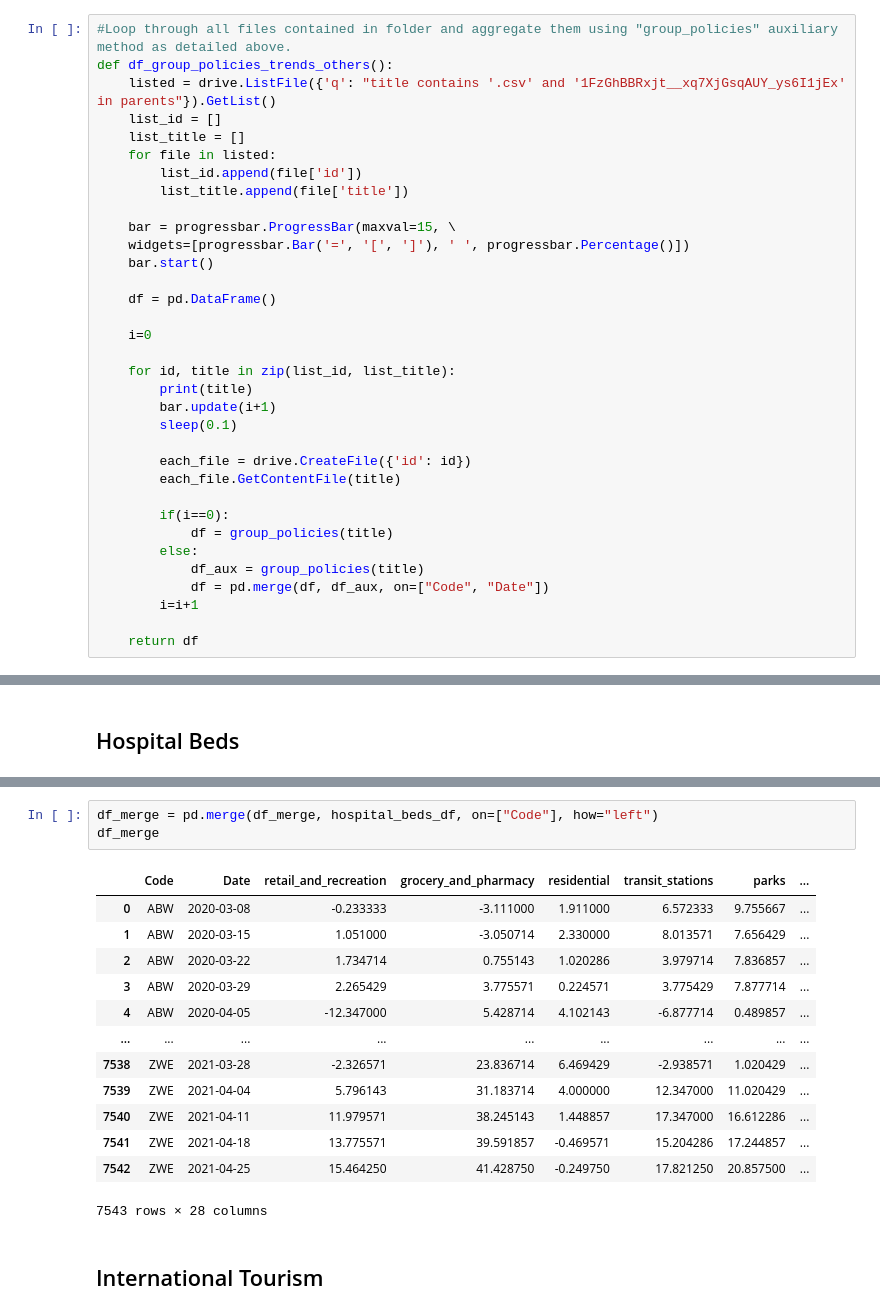
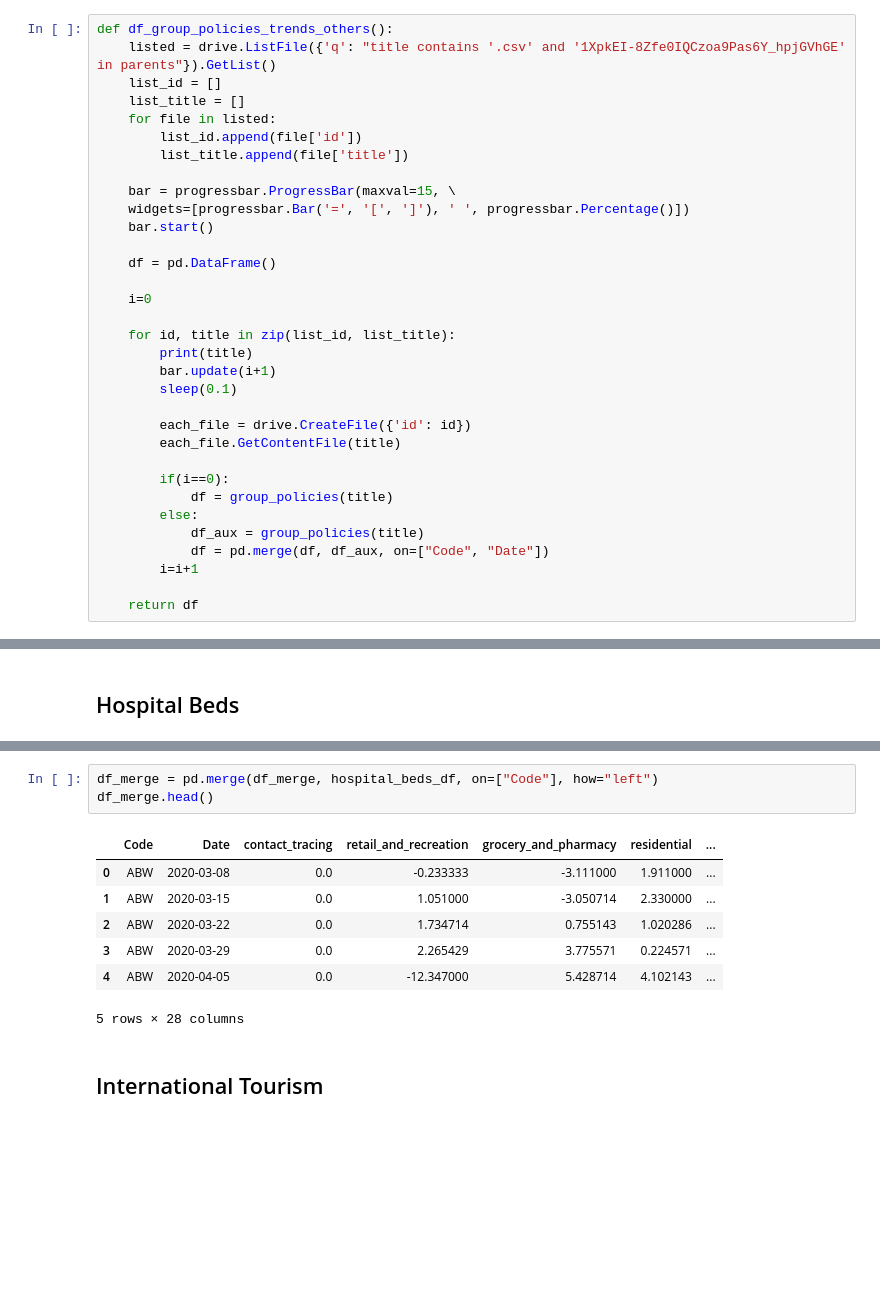
Before and after one commit to lucasbotellaroca/Covid-19_Reproduction_Rate_Estimator, a Jupyter notebook: data_cleaning.ipynb, the cells around one changed output, grey strips where cells are left out. Saved outputs shown, nothing was run; the diff lists cells and outputs as text; blank space fills up the shorter version.

```diff
--- a/data_cleaning.ipynb
+++ b/data_cleaning.ipynb
@@ -98,7 +100,6 @@ def group_policies(filename):
 # %%
-#Loop through all files contained in folder and aggregate them using "group_policies" auxiliary method as detailed above.
 def df_group_policies_trends_others():
-    listed = drive.ListFile({'q': "title contains '.csv' and '1FzGhBBRxjt__xq7XjGsqAUY_ys6I1jEx' in parents"}).GetList()
+    listed = drive.ListFile({'q': "title contains '.csv' and '1XpkEI-8Zfe0IQCzoa9Pas6Y_hpjGVhGE' in parents"}).GetList()
     list_id = []
     list_title = []
     for file in listed:
@@ -370,20 +275,14 @@ hospital_beds_df
 # %%
 df_merge = pd.merge(df_merge, hospital_beds_df, on=["Code"], how="left")
-df_merge
+df_merge.head()
 # %% [output]
-|  | Code | Date | retail_and_recreation | grocery_and_pharmacy | residential | transit_stations | parks | ... |
-| 0 | ABW | 2020-03-08 | -0.233333 | -3.111000 | 1.911000 | 6.572333 | 9.755667 | ... |
-| 1 | ABW | 2020-03-15 | 1.051000 | -3.050714 | 2.330000 | 8.013571 | 7.656429 | ... |
-| 2 | ABW | 2020-03-22 | 1.734714 | 0.755143 | 1.020286 | 3.979714 | 7.836857 | ... |
-| 3 | ABW | 2020-03-29 | 2.265429 | 3.775571 | 0.224571 | 3.775429 | 7.877714 | ... |
-| 4 | ABW | 2020-04-05 | -12.347000 | 5.428714 | 4.102143 | -6.877714 | 0.489857 | ... |
-| ... | ... | ... | ... | ... | ... | ... | ... | ... |
-| 7538 | ZWE | 2021-03-28 | -2.326571 | 23.836714 | 6.469429 | -2.938571 | 1.020429 | ... |
-| 7539 | ZWE | 2021-04-04 | 5.796143 | 31.183714 | 4.000000 | 12.347000 | 11.020429 | ... |
-| 7540 | ZWE | 2021-04-11 | 11.979571 | 38.245143 | 1.448857 | 17.347000 | 16.612286 | ... |
-| 7541 | ZWE | 2021-04-18 | 13.775571 | 39.591857 | -0.469571 | 15.204286 | 17.244857 | ... |
-| 7542 | ZWE | 2021-04-25 | 15.464250 | 41.428750 | -0.249750 | 17.821250 | 20.857500 | ... |
+|  | Code | Date | contact_tracing | retail_and_recreation | grocery_and_pharmacy | residential | ... |
+| 0 | ABW | 2020-03-08 | 0.0 | -0.233333 | -3.111000 | 1.911000 | ... |
+| 1 | ABW | 2020-03-15 | 0.0 | 1.051000 | -3.050714 | 2.330000 | ... |
+| 2 | ABW | 2020-03-22 | 0.0 | 1.734714 | 0.755143 | 1.020286 | ... |
+| 3 | ABW | 2020-03-29 | 0.0 | 2.265429 | 3.775571 | 0.224571 | ... |
+| 4 | ABW | 2020-04-05 | 0.0 | -12.347000 | 5.428714 | 4.102143 | ... |
-7543 rows × 28 columns
+5 rows × 28 columns
 # %% [markdown]
 ## International Tourism
 # %% [markdown]
```
Also changed, not shown: parts of 81 cells of this notebook.
